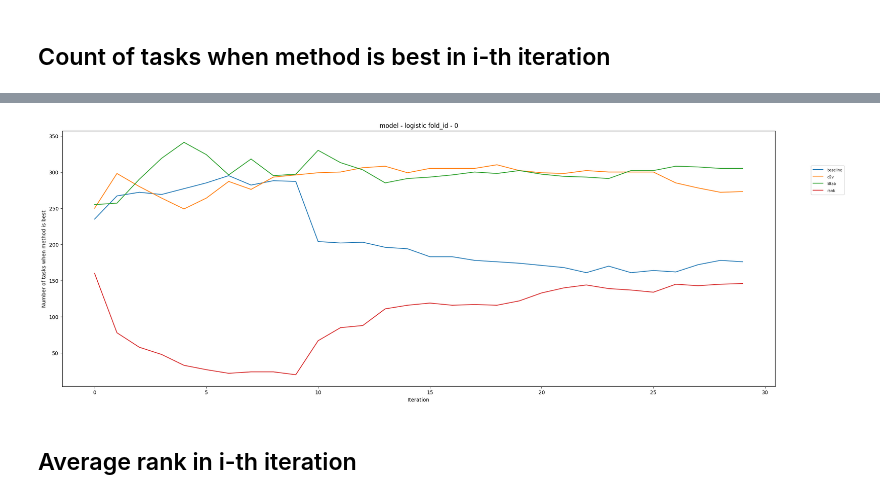
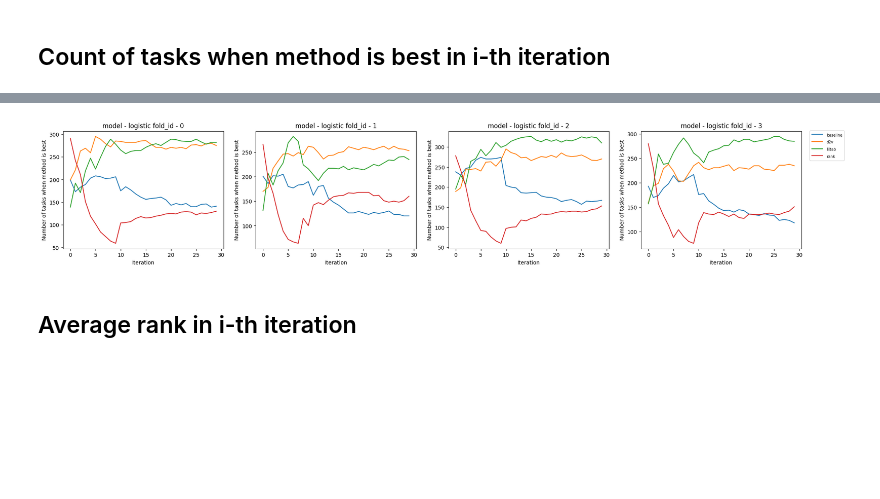
Before and after one commit to azoz01/rethinking_encoder_warmstart, a Jupyter notebook: analyze_mimic.ipynb, the cells around one changed output, grey strips where cells are left out. Drawn from its saved outputs; the diff is of its cells as text; code cells hidden in the pictures; blank space fills up the shorter version.

Commit message:
Add notebooks with plots with results

```diff
--- a/analyze_mimic.ipynb
+++ b/analyze_mimic.ipynb
@@ -71,4 +68,4 @@ plot_dfs = list(map(generate_plot_df, tqdm(paths)))
 # %%
-for i, d in enumerate(plot_dfs):
-    d["fold"] = i
+# for i, d in enumerate(plot_dfs):
+#     d["fold"] = i
 # %%
@@ -92,2 +75,4 @@ df
+# %%
+df = pd.read_csv("results/warmstart_plots/mimic_df.csv")
 # %% [markdown]
 ## Count of tasks when method is best in i-th iteration
@@ -112,30 +81,30 @@ df_grouped = df.sort_values("score").groupby(["fold", "name", "model", "no"]).la
 results = df_grouped.groupby(["fold", "no", "model", "method"]).count().reset_index()
 # %%
 models = ["logistic"]
-fold_ids = list(range(1))
+fold_ids = list(range(4))
 
-fig, ax = plt.subplots(ncols=1, nrows=1, figsize=(25, 9))
+fig, ax = plt.subplots(ncols=4, nrows=1, figsize=(25, 4))
 
 for i, model in enumerate(models):
     for j, fold in enumerate(fold_ids):
         p = sns.lineplot(
             results[(results["model"] == model) & (results["fold"] == fold)].sort_values("method"),
             x="no",
             y="score",
             hue="method",
-            ax=ax, # TODO: dać i, j
+            ax=ax[j], # TODO: dać i, j
         )
         p.set_ylabel("Number of tasks when method is best")
         p.set_xlabel("Iteration")
         p.set_title(f"model - {model} fold_id - {fold}")
         if i == 0 and j == len(fold_ids) - 1:
             p.legend(loc=(1.05, .75))
             plt.setp(p.get_legend().get_title(), fontsize=7)
             plt.setp(p.get_legend().get_texts(), fontsize=7)
         else:
             p.legend([], [], frameon=False)
 # %% [output]
-[figure, old version]
+[figure, new version]
 # %% [markdown]
 ## Average rank in i-th iteration
 # %%
```
Also changed, not shown: parts of 26 cells of this notebook, 10 other files.
